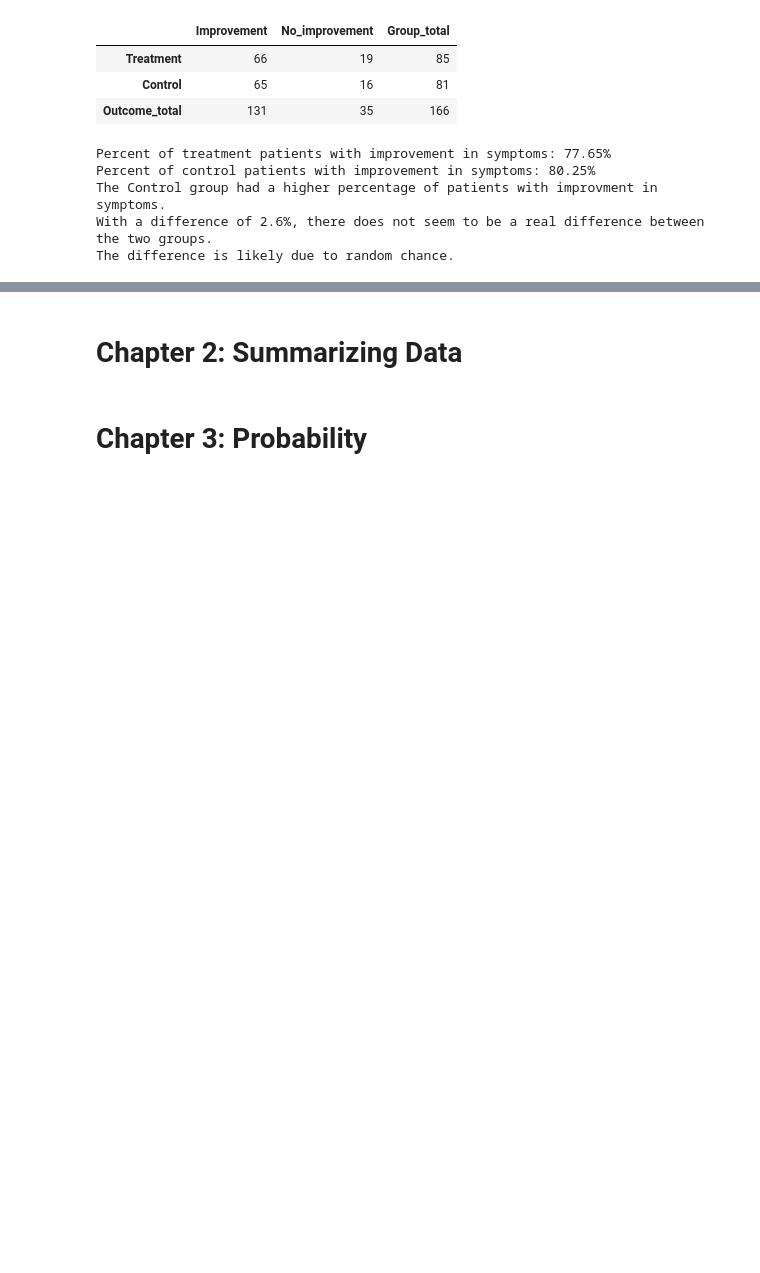
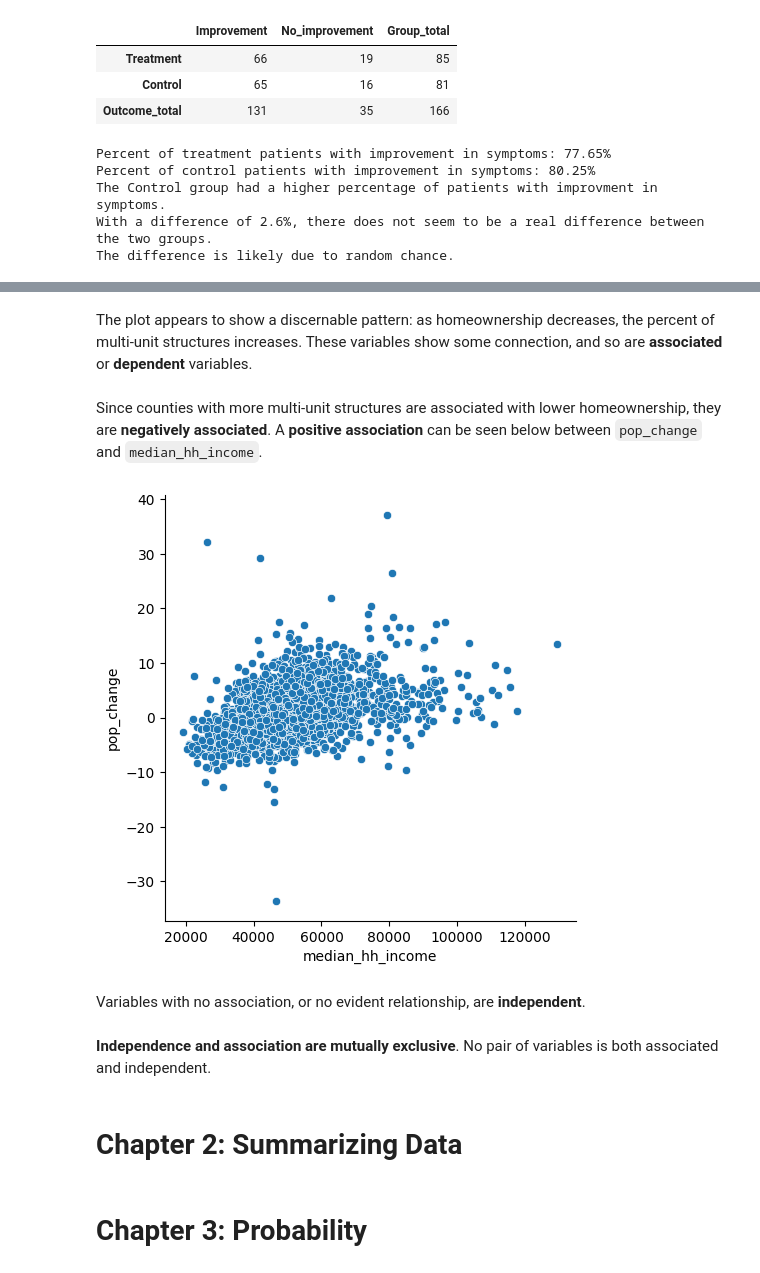
Before and after one commit to zdravoj/data-science-foundations, a Jupyter notebook: OpenIntro_Statistics/chs_1to4.ipynb, the cells around one changed output, grey strips where cells are left out. Drawn from its saved outputs; the diff is of its cells as text; code cells hidden in the pictures; blank space fills up the shorter version.

```diff
--- a/OpenIntro_Statistics/chs_1to4.ipynb
+++ b/OpenIntro_Statistics/chs_1to4.ipynb
@@ -187,3 +270,19 @@ The difference is likely due to random chance.
+# %% [markdown]
+The plot appears to show a discernable pattern: as homeownership decreases, the percent of multi-unit structures increases. These variables show some connection, and so are **associated** or **dependent** variables.
+# %% [markdown]
+Since counties with more multi-unit structures are associated with lower homeownership, they are **negatively associated**. A **positive association** can be seen below between `pop_change` and `median_hh_income`.
+# %%
+sns.relplot(
+    data= county,
+    x = 'median_hh_income',
+    y = 'pop_change'
+);
+# %% [output]
+[figure, added]
+# %% [markdown]
+Variables with no association, or no evident relationship, are **independent**.
+# %% [markdown]
+**Independence and association are mutually exclusive**. No pair of variables is both associated and independent.
 # %% [markdown]
 # Chapter 2: Summarizing Data
 # %% [markdown]
```
Also changed, not shown: parts of 10 cells of this notebook.
